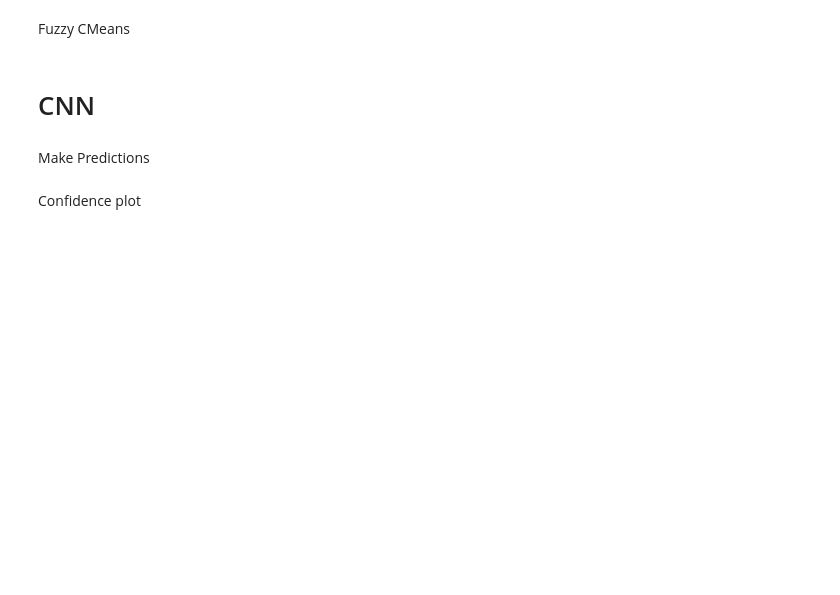
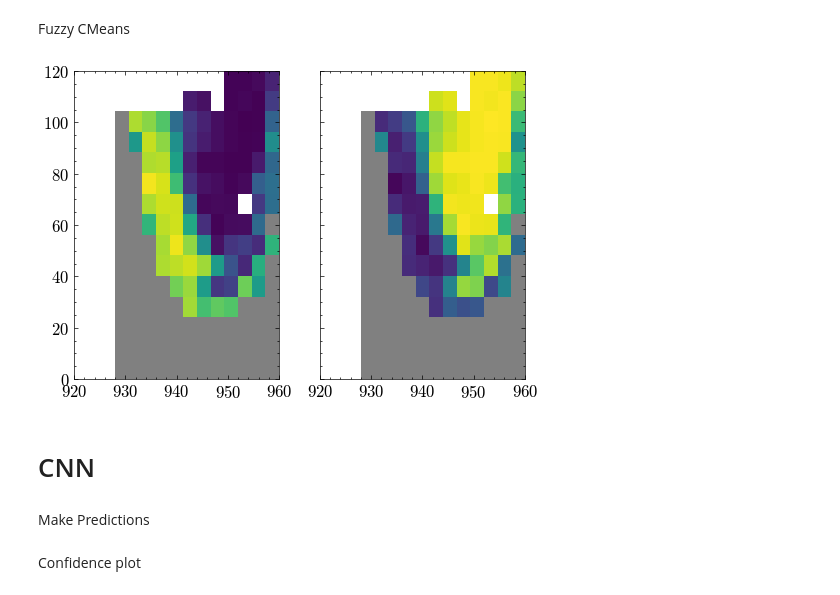
Before and after one commit to phbecimperial/Supervised-clustering-phase-pBEC, a Jupyter notebook: MultiMode Analysis/Phase_diagram_notebook.ipynb, the cells around one changed output. Saved outputs shown, nothing was run; the diff lists cells and outputs as text; code cells hidden in the pictures; blank space fills up the shorter version.

```diff
--- a/MultiMode Analysis/Phase_diagram_notebook.ipynb
+++ b/MultiMode Analysis/Phase_diagram_notebook.ipynb
@@ -175,22 +181,24 @@ mem_mat = Meta_classifier.quick_fcmeans(data['flat_image'][stim_mask], 3, 1.5, r
 # %%
-fig, axes, gs = power_length_analysis.grid_plot(3, 3,1, 0.5, 0.5)
+fig, axes, gs = power_length_analysis.grid_plot(2, 2,1, 0.5, 0.5)
 
 for i, col in enumerate(mem_mat):
 
     power_length_analysis.plot_2dhist(
         data['pca_length'][~stim_mask],
         data['power'][~stim_mask],
-        [930,960], [0,120],
-        'grey', 10, fig = fig, ax = axes[i], alpha = 1
+        [920,960], [0,120],
+        'grey', 15, fig = fig, ax = axes[i], alpha = 1
     )
 
     power_length_analysis.plot_2d_stat_hist(
         data['pca_length'][stim_mask],
         data['power'][stim_mask],
         col,
-        [940,960], [0,120], bins = 10,
+        [920,960], [0,120], bins = 15,
         cmap = 'viridis', fig = fig, ax = axes[i]
     )
+# %% [output]
+[figure, added]
 # %% [markdown]
 # CNN
 # %% [markdown]
```
Also changed, not shown: parts of 10 cells of this notebook, 6 other files.
